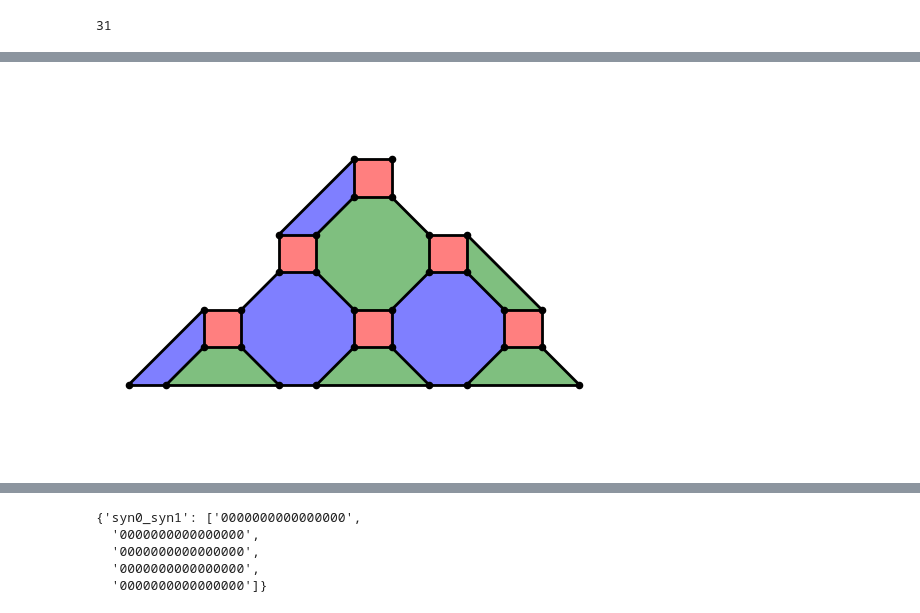
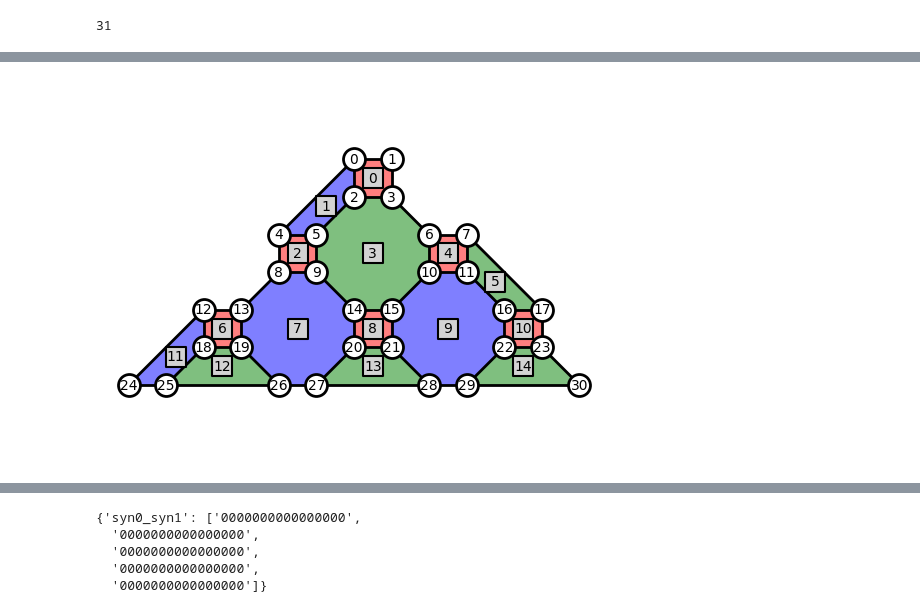
Before and after one commit to ciaranra/PECOS-alt, a Jupyter notebook: examples/Dusting off color code code.ipynb, the cells around one changed output, grey strips where cells are left out. Cells and saved outputs as stored; diff of their text form; code cells hidden in the pictures.

```diff
--- a/examples/Dusting off color code code.ipynb
+++ b/examples/Dusting off color code code.ipynb
@@ -44,3 +64,3 @@ measure a_a[1] -> syn2[29];
 # %%
-a.plot_layout()
+c.plot_layout(numbered_qubits=True, numbered_poly=True)
 # %% [output]
@@ -48,4 +68,4 @@ a.plot_layout()
-[figure, old version]
+[figure, new version]
 # %%
 from pecos_rslib.qasm_sim import (
     qasm_sim,
```
Also changed, not shown: parts of 19 cells of this notebook, 7 other files.
